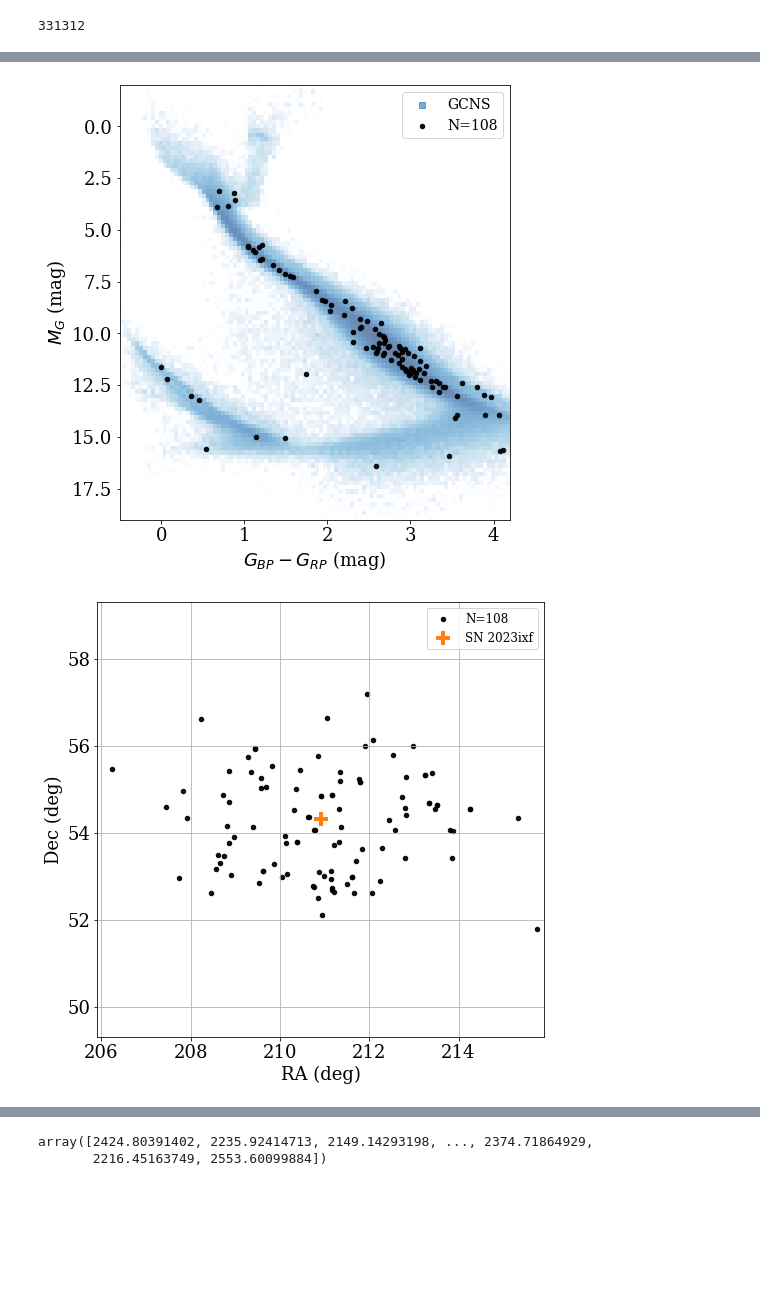
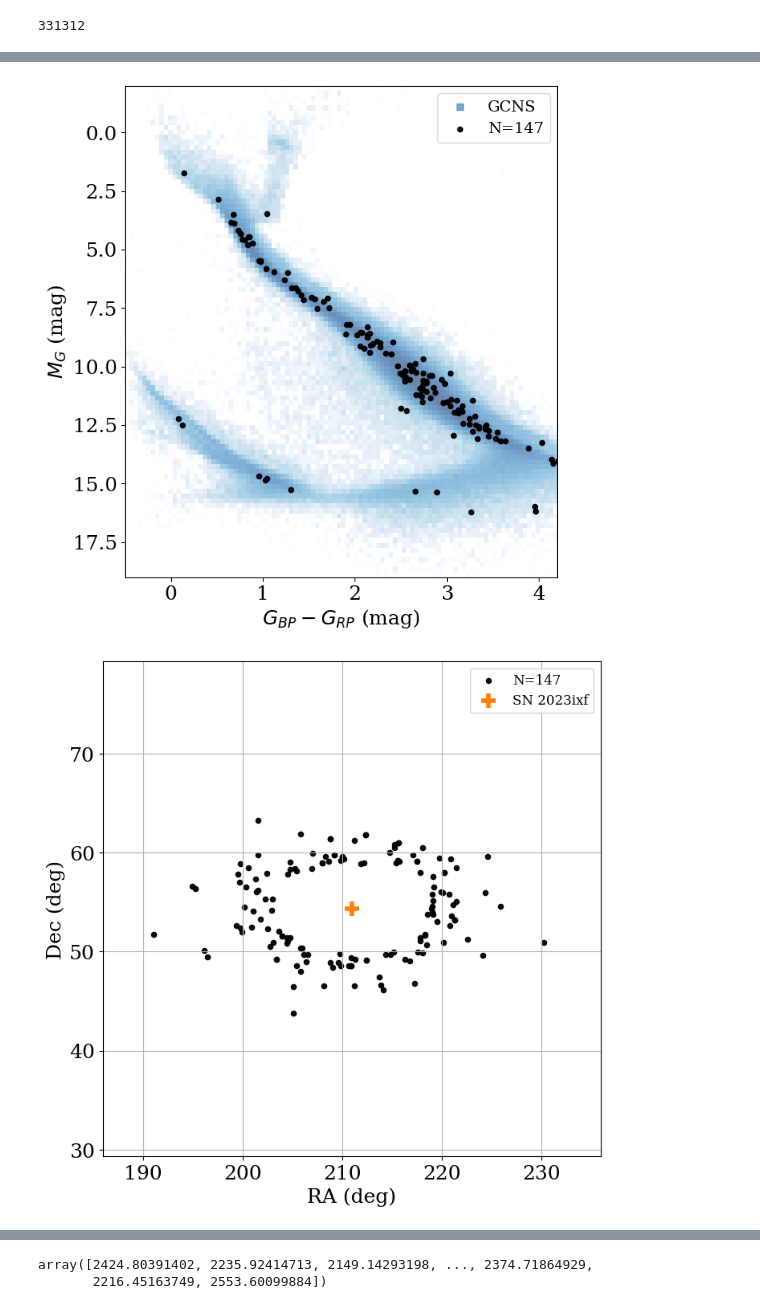
Before and after one commit to jradavenport/m101_ellipsoid, a Jupyter notebook: SN 2023ixf.ipynb, the cells around one changed output, grey strips where cells are left out. Cells and saved outputs as stored; diff of their text form; code cells hidden in the pictures; blank space fills up the shorter version.

Commit message:
update from 1 year later

```diff
--- a/SN 2023ixf.ipynb
+++ b/SN 2023ixf.ipynb
@@ -47,8 +47,7 @@ len(GCNS)
 331312
 # %%
 t1 = Time.now()# - (1 * u.day)
-t1 = Time({'year': 2023, 'month': 5, 'day': 30, 'hour':12}, format='ymdhms')
-# t1 = Time({'year': 2088, 'month': 2, 'day': 23}, format='ymdhms')
+# t1 = Time({'year': 2023, 'month': 5, 'day': 30, 'hour':12}, format='ymdhms')
 dt = t1-t0
 
 # dt.sec
@@ -176,25 +176,25 @@ plt.xlabel('$G_{BP} - G_{RP}$ (mag)')
 plt.ylabel('$M_G$ (mag)')
 # plt.xlim(-130,130)
 # plt.ylim(-130,130)
-plt.savefig('SN2023ixf_CMD.pdf', dpi=150, bbox_inches='tight', pad_inches=0.25)
+plt.savefig('SN2023ixf_CMD'+str(int(t1.mjd))+'.pdf', dpi=150, bbox_inches='tight', pad_inches=0.25)
 # %% [output]
-[figure, old version]
+[figure, new version]
 # %%
 plt.figure(figsize=(8,8))
 plt.scatter(GCNS['RA'][OYES], GCNS['DEC'][OYES],c='k', s=20, alpha=0.95,
             label='N='+str(sum(OYES)))#+'\n(dr=0.1 lyr)' )
 plt.scatter(c0.ra, c0.dec, c='C1', marker='+', s=180,  lw=4, label='SN 2023ixf')
 plt.legend(fontsize=12)
 plt.grid(True)
 plt.xlabel('RA (deg)')
 plt.ylabel('Dec (deg)')
-da = 5
+da = 25
 plt.xlim(c0.ra.value-da,c0.ra.value+da)
 plt.ylim(c0.dec.value-da, c0.dec.value+da)
 # plt.title(str(t0.datetime), fontsize=14)
-plt.savefig('SN2023ixf_radec.pdf', dpi=150, bbox_inches='tight', pad_inches=0.25)
+plt.savefig('SN2023ixf_radec'+str(int(t1.mjd))+'.pdf', dpi=150, bbox_inches='tight', pad_inches=0.25)
 # %% [output]
-[figure, old version]
+[figure, new version]
 # %%
 mm = (15-7)/(3.5-.5)
 bb = 15 - (mm *3.5)
```
Also changed, not shown: parts of 7 cells of this notebook.
